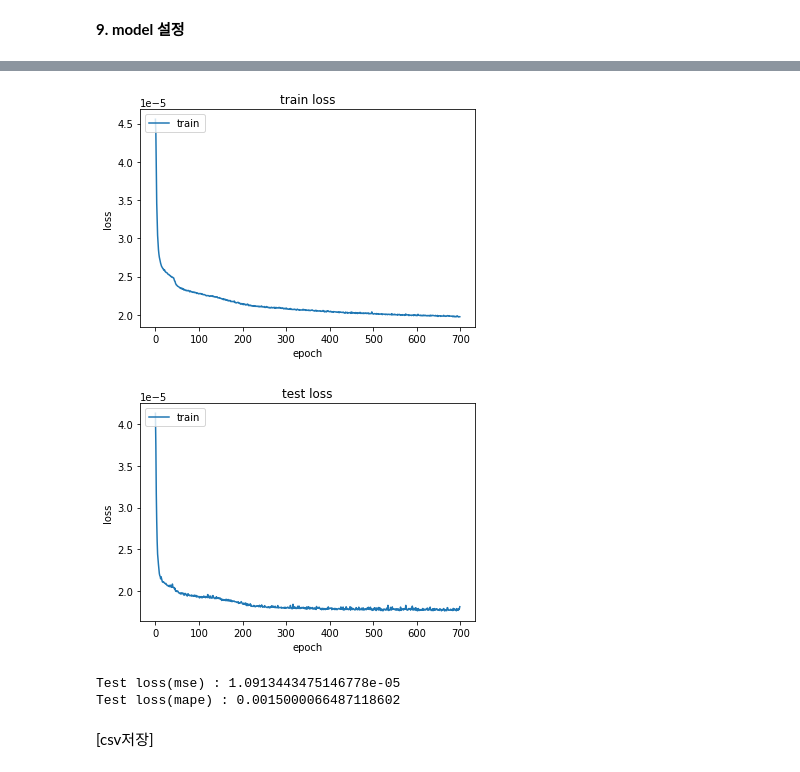
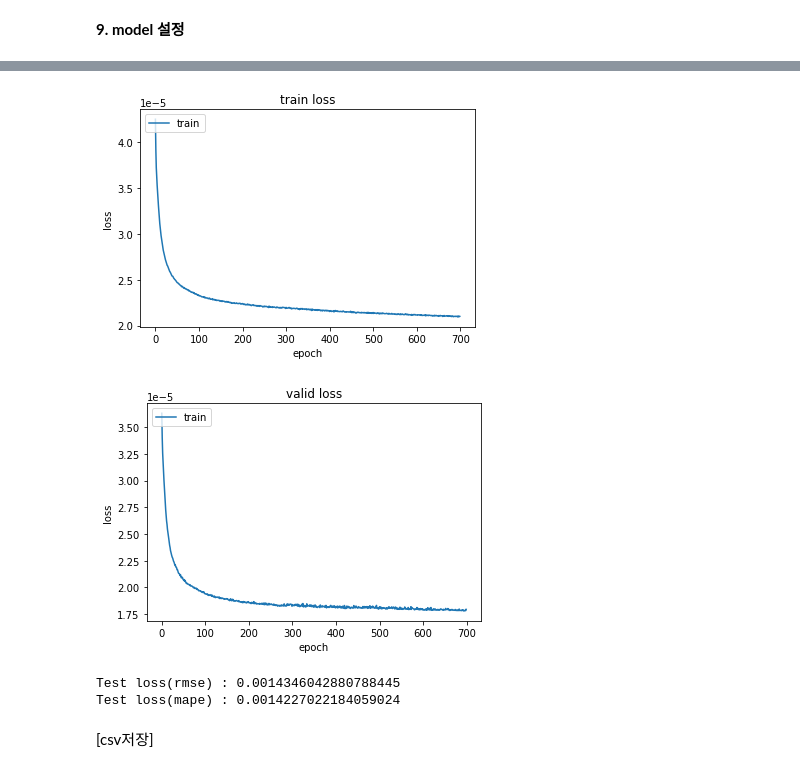
Before and after one commit to hanyoung-r/-, a Jupyter notebook: final_code한영.ipynb, the cells around one changed output, grey strips where cells are left out. Drawn from its saved outputs; the diff is of its cells as text; code cells hidden in the pictures.

```diff
--- a/final_code한영.ipynb
+++ b/final_code한영.ipynb
@@ -344,30 +327,30 @@ Epoch 700/700
 # %%
  #loss값의 변화 추출
- # train의 loss
+ # Train data의 loss
 plt.plot(history.history['loss'])
 plt.title('train loss')
 plt.ylabel('loss')
 plt.xlabel('epoch')
 plt.legend(['train', 'test'], loc='upper left')
 plt.show()
-# test의 loss
+# Validation data의 loss
 plt.plot(history.history['val_loss'])
-plt.title('test loss')
+plt.title('valid loss')
 plt.ylabel('loss')
 plt.xlabel('epoch')
 plt.legend(['train', 'test'], loc='upper left')
 plt.show()
 # %% [output]
-[figure, old version]
+[figure, new version]
-[figure, old version]
+[figure, new version]
 # %%
 # test 값 결과 확인
 score = model.evaluate(X_test, Y_test, verbose=0) # verbose가 0 이면 ==== 움직이지 않고, 1이면 ==== 진행 바가 움직임
-print('Test loss(mse) :', score[0])
-print('Test loss(mape) :', score[1])
+print('Test loss(rmse) :', score[1])
+print('Test loss(mape) :', score[2])
 # %% [output]
-Test loss(mse) : 1.0913443475146778e-05
-Test loss(mape) : 0.0015000066487118602
+Test loss(rmse) : 0.0014346042880788445
+Test loss(mape) : 0.0014227022184059024
 # %% [markdown]
 [csv저장]
 # %%
```
Also changed, not shown: parts of 7 cells of this notebook.
